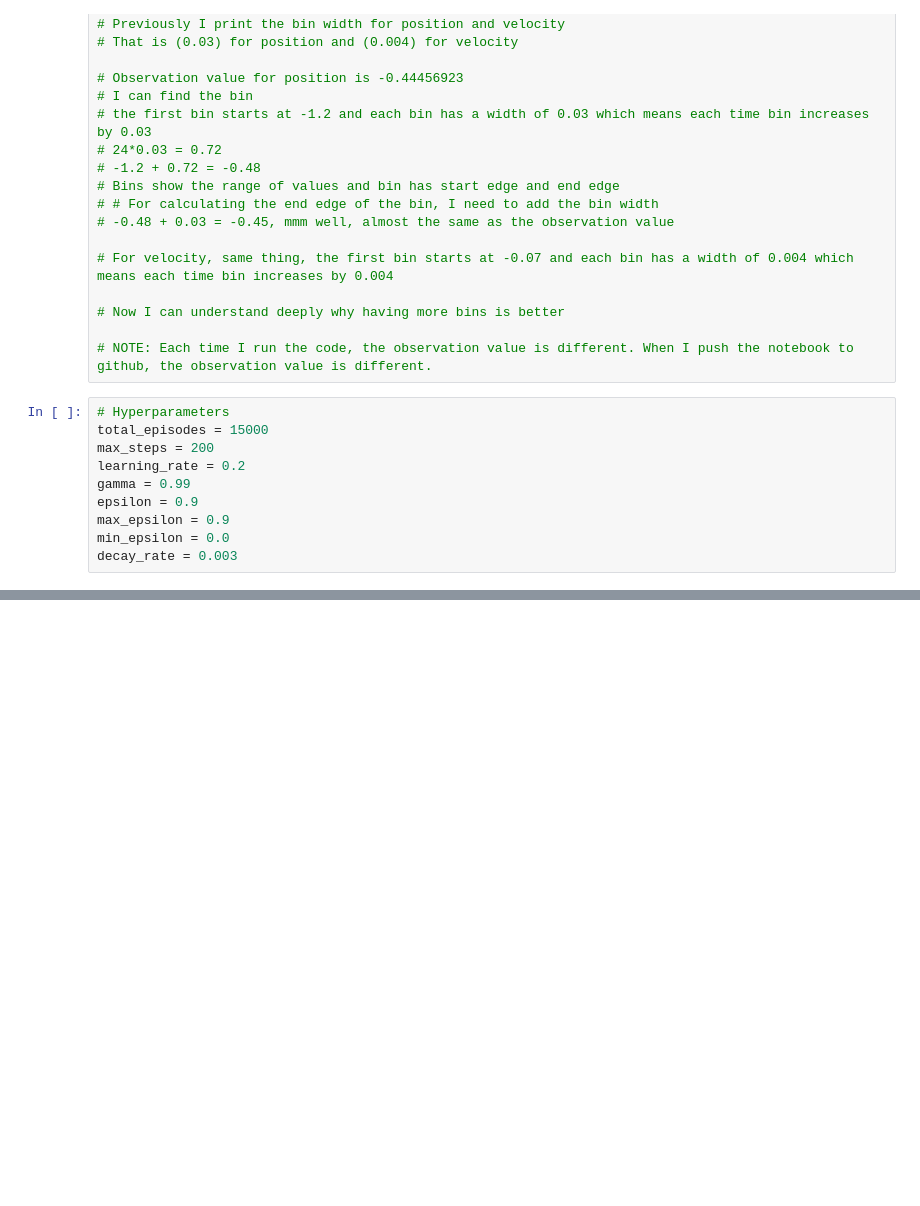
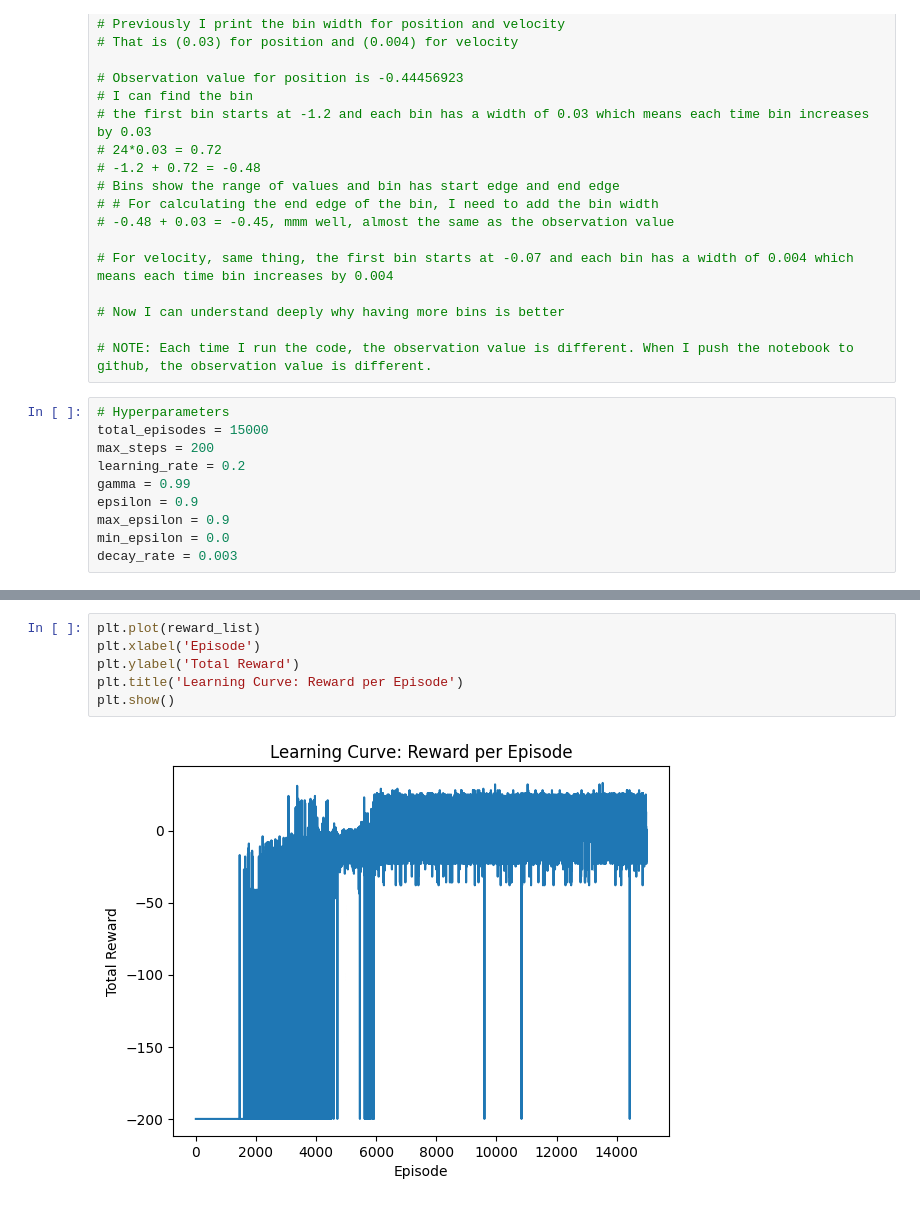
Before and after one commit to Mortti11/Reinforcement_learning, a Jupyter notebook: Second-assignment/Q_table.ipynb, the cells around one changed output, grey strips where cells are left out. Saved outputs shown, nothing was run; the diff lists cells and outputs as text; blank space fills up the shorter version.

```diff
--- a/Second-assignment/Q_table.ipynb
+++ b/Second-assignment/Q_table.ipynb
@@ -265,3 +273,11 @@ Episode 9807 done, step
+# %%
+plt.plot(reward_list)
+plt.xlabel('Episode')
+plt.ylabel('Total Reward')
+plt.title('Learning Curve: Reward per Episode')
+plt.show()
+# %% [output]
+[figure, added]
 # %%
 total_test_episodes = 2
 
```
Also changed, not shown: parts of 8 cells of this notebook, 4 other files.
